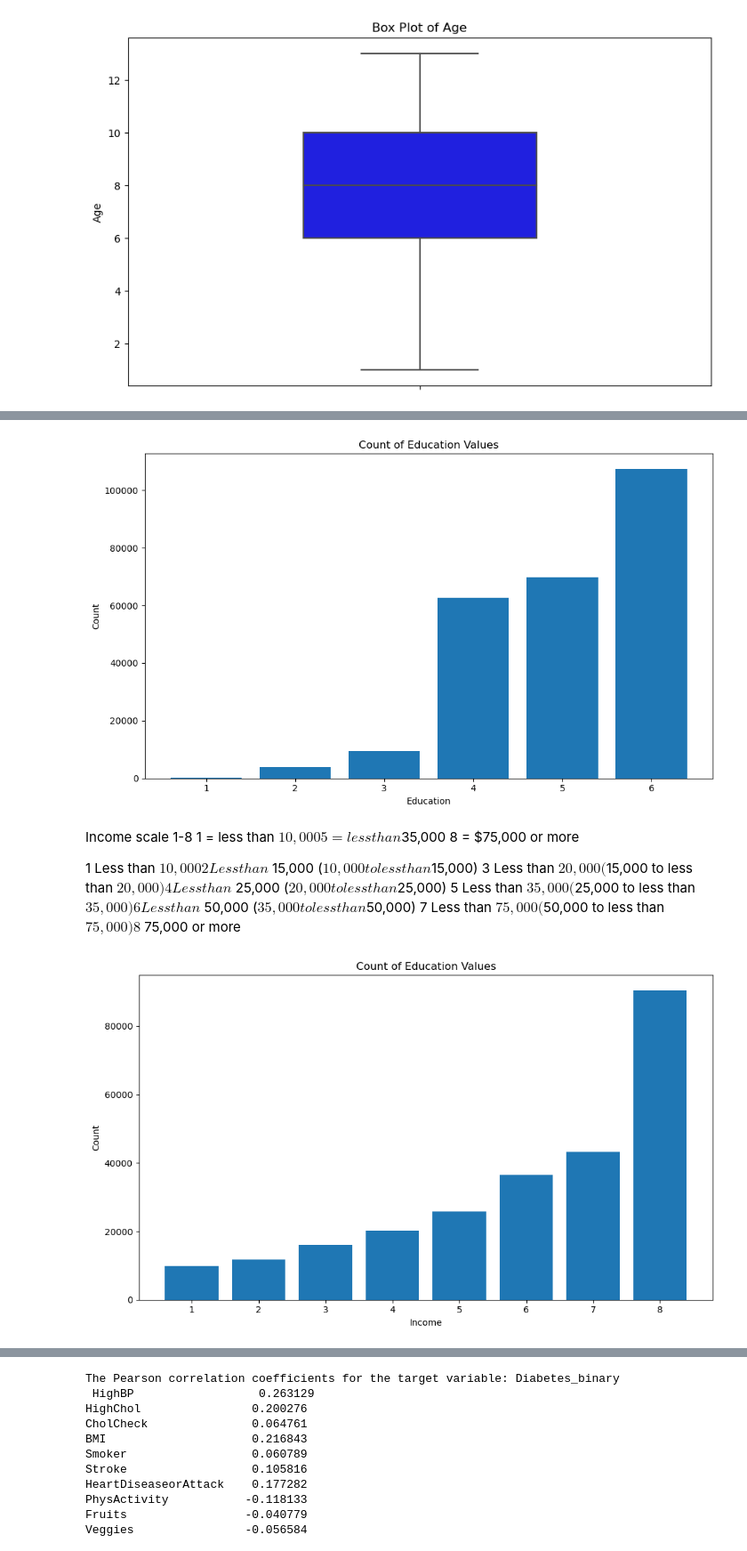
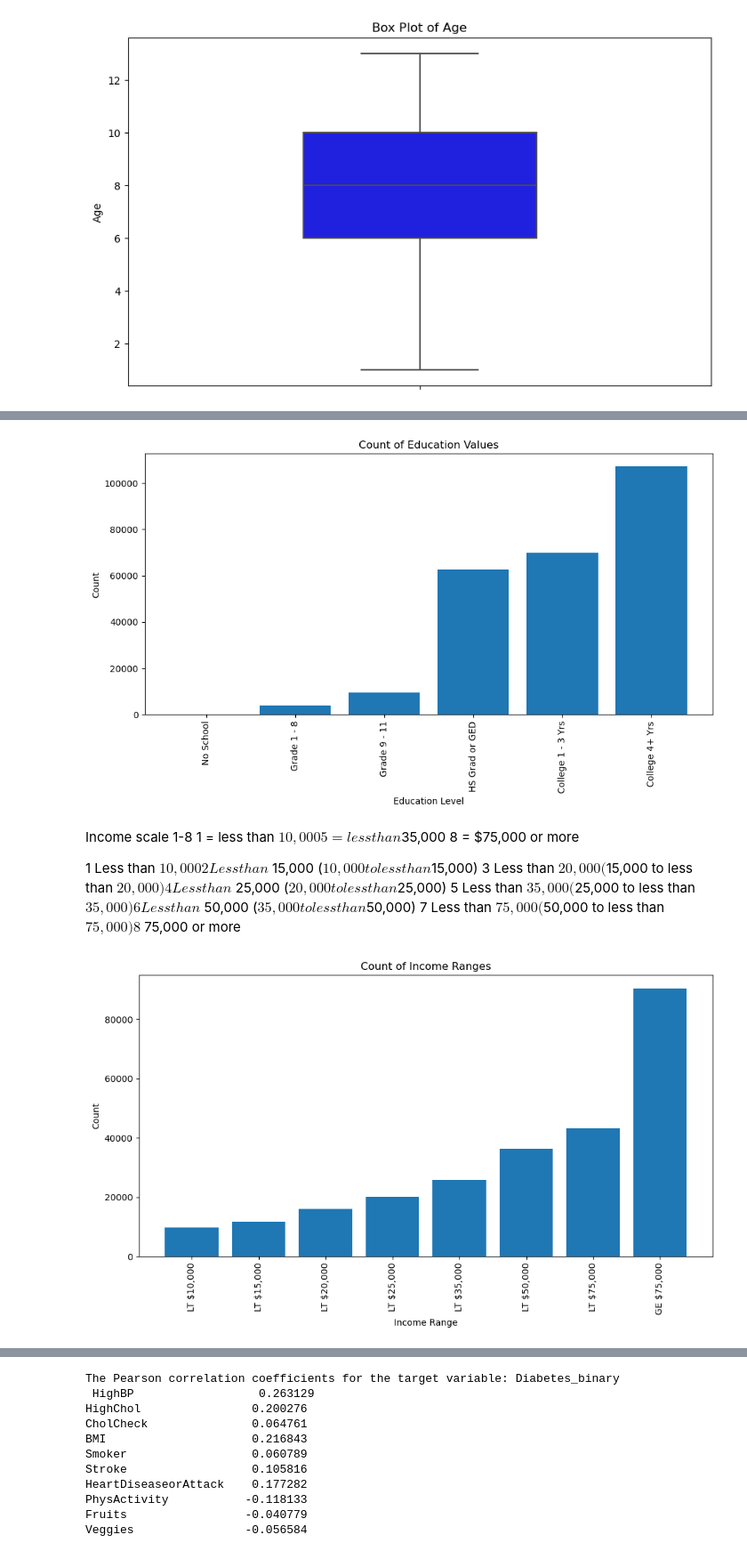
Before and after one commit to lykkelig/Capstone-Two, a Jupyter notebook: Capstone_Two_Diabetic_Prediction.ipynb, the cells around one changed output, grey strips where cells are left out. Shown at 89% size. Cells and saved outputs as stored; diff of their text form; code cells hidden in the pictures.

```diff
--- a/Capstone_Two_Diabetic_Prediction.ipynb
+++ b/Capstone_Two_Diabetic_Prediction.ipynb
@@ -503,29 +890,40 @@ What is the highest grade or year of school you completed? = Education
 # %%
 # Let's plot the Education count and see how it is distributed in this data set
+
+custom_labels = {
+    1: 'No School',
+    2: 'Grade 1 - 8',
+    3: 'Grade 9 - 11',
+    4: 'HS Grad or GED',
+    5: 'College 1 - 3 Yrs',
+    6: 'College 4+ Yrs'
+}
+
 # Count the occurrences of each unique value in the "Education" column
-bmi_counts = features_df['Education'].value_counts()
+educ_counts = features_df['Education'].value_counts().sort_index()
 
 # Create the bar chart
 # Set the figure size
 plt.figure(figsize=(10, 6))
 
 # Plot the bar chart using plt.bar()
-plt.bar(bmi_counts.index, bmi_counts.values)
+# plt.bar(educ_counts.index, educ_counts.values)
+plt.bar(custom_labels.values(), educ_counts)
 
 # Always add labels and titles
-plt.xlabel('Education')
+plt.xlabel('Education Level')
 plt.ylabel('Count')
 plt.title('Count of Education Values')
 
 # Rotate x-axis labels for better readability
-plt.xticks(rotation=0)
+plt.xticks(rotation=90)
 
 # Ensure all elements fit within the figure
 plt.tight_layout()
 # Show the plot
 plt.show()
 # %% [output]
-[figure, old version]
+[figure, new version]
 # %% [markdown]
 Income scale 1-8 1 = less than $10,000 5 = less than $35,000 8 = $75,000 or more
 
@@ -539,30 +937,43 @@ Income scale 1-8 1 = less than $10,000 5 = less than $35,000 8 = $75,000 or more
 8 $75,000 or more
 # %%
 # Let's plot the Income count and see how it is distributed in this data set
+
+custom_labels = {
+    1: 'LT $10,000',
+    2: 'LT $15,000',
+    3: 'LT $20,000',
+    4: 'LT $25,000',
+    5: 'LT $35,000',
+    6: 'LT $50,000',
+    7: 'LT $75,000',
+    8: 'GE $75,000'
+}
+
 # Count the occurrences of each unique value in the "Income" column
-bmi_counts = features_df['Income'].value_counts()
+inc_counts = features_df['Income'].value_counts().sort_index()
 
 # Create the bar chart
 # Set the figure size
 plt.figure(figsize=(10, 6))
 
 # Plot the bar chart using plt.bar()
-plt.bar(bmi_counts.index, bmi_counts.values)
+#plt.bar(bmi_counts.index, inc_counts.values)
+plt.bar(custom_labels.values(), inc_counts.values)
 
 # Always add labels and titles
-plt.xlabel('Income')
+plt.xlabel('Income Range')
 plt.ylabel('Count')
-plt.title('Count of Education Values')
+plt.title('Count of Income Ranges')
 
 # Rotate x-axis labels for better readability
-plt.xticks(rotation=0)
+plt.xticks(rotation=90)
 
 # Ensure all elements fit within the figure
 plt.tight_layout()
 # Show the plot
 plt.show()
 # %% [output]
-[figure, old version]
+[figure, new version]
 # %%
 # Calculate the correlation matrix
 correlation_matrix = merged_df.corr()
```
Also changed, not shown: parts of 23 cells of this notebook.
